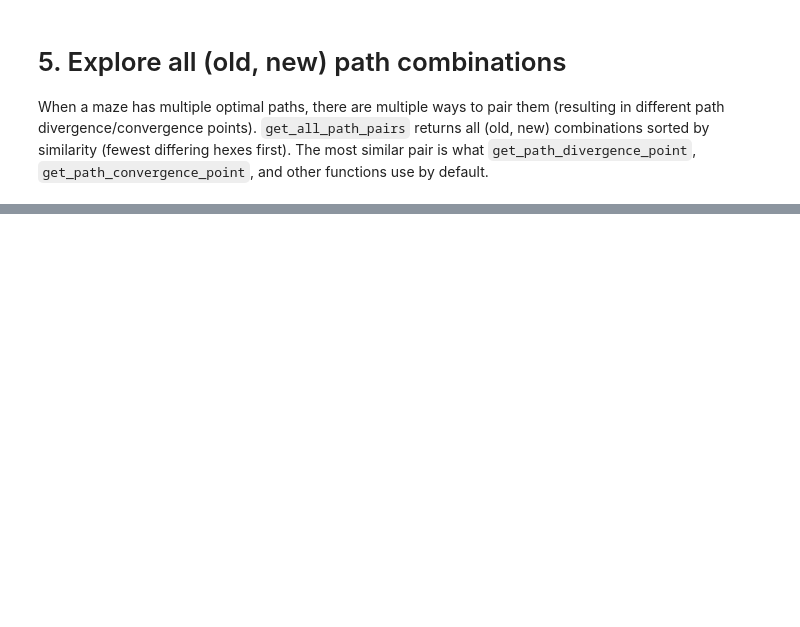
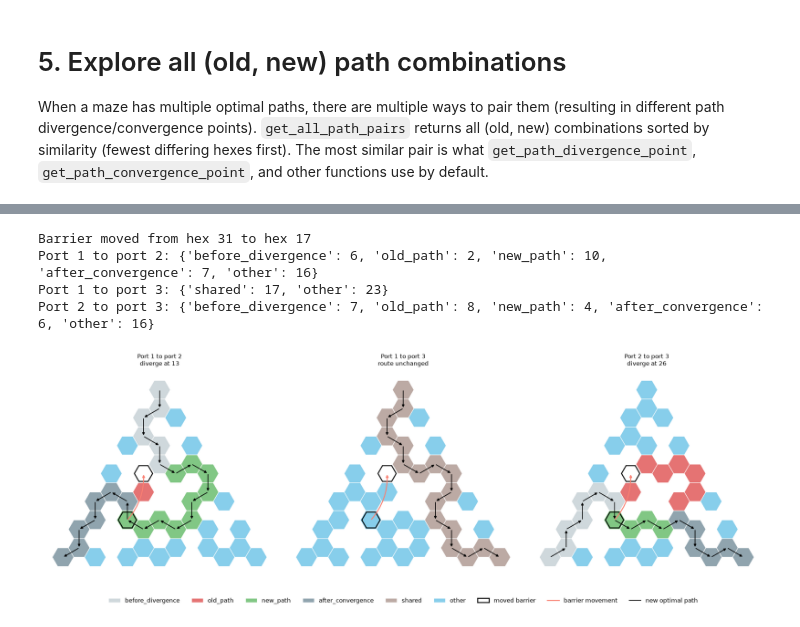
Before and after one commit to calderast/Hex-maze, a Jupyter notebook: Tutorials/12_Compare_Maze_Paths.ipynb, the cells around one changed output, grey strips where cells are left out. Cells and saved outputs as stored; diff of their text form; code cells hidden in the pictures; blank space fills up the shorter version.

```diff
--- a/Tutorials/12_Compare_Maze_Paths.ipynb
+++ b/Tutorials/12_Compare_Maze_Paths.ipynb
@@ -443,0 +463,53 @@ Port 2 to Port 3: 1 path pair(s)
+# %%
+def plot_hex_classes(old_maze, new_maze, start_port, end_port, ax, **classify_kwargs):
+    """One panel: the new maze with every hex colored by its class for this port pair."""
+    hex_classes = classify_hexes_by_barrier_change(
+        old_maze, new_maze, start_port, end_port, **classify_kwargs
+    )
+
+    # Draw the same route the classification used (see paths_to_draw)
+    new_paths = get_optimal_paths(new_maze, start_port, end_port)
+    new_path = paths_to_draw(old_maze, new_maze, start_port, end_port)[1]
+
+    divergence_point = get_path_divergence_point(old_maze, new_maze, start_port, end_port)
+    where = f"diverge at {divergence_point}" if divergence_point is not None else "route unchanged"
+    ties = f", 1 of {len(new_paths)} new paths" if len(new_paths) > 1 else ""
+
+    plot_maze_panel(
+        new_maze, ax, f"Port {start_port} to port {end_port}\n{where}{ties}",
+        highlight=[hex_classes[hex_class] for hex_class in CLASS_COLORS],
+        colors=list(CLASS_COLORS.values()),
+        barrier_change=get_barrier_change(old_maze, new_maze),
+        hex_path=new_path,
+    )
+
+
+def plot_all_port_pairs(old_maze, new_maze, **classify_kwargs):
+    """A panel per directed port pair, colored by hex class."""
+    fig, axes = plt.subplots(1, len(PORT_PAIRS), figsize=(7 * len(PORT_PAIRS), 7))
+    for ax, (start, end) in zip(axes.flat, PORT_PAIRS):
+        plot_hex_classes(old_maze, new_maze, start, end, ax, **classify_kwargs)
+    add_legend(fig, list(CLASS_COLORS.items()) + [("other", "skyblue")],
+               path_label="new optimal path")
+    fig.tight_layout(rect=[0, 0.1, 1, 1])
+    plt.show()
+
+
+# Back to the barrier change from section 1
+sequence = barrier_sequence_database.iloc[3]['barrier_sequence']
+maze_1, maze_2 = sequence[0], sequence[1]
+barrier_change = get_barrier_change(maze_1, maze_2)
+print(f"Barrier moved from hex {barrier_change[0]} to hex {barrier_change[1]}")
+
+for start, end in PORT_PAIRS:
+    hex_classes = classify_hexes_by_barrier_change(maze_1, maze_2, start, end)
+    counts = {name: len(hexes) for name, hexes in hex_classes.items() if hexes}
+    print(f"Port {start} to port {end}: {counts}")
+
+plot_all_port_pairs(maze_1, maze_2)
+# %% [output]
+Barrier moved from hex 31 to hex 17
+Port 1 to port 2: {'before_divergence': 6, 'old_path': 2, 'new_path': 10, 'after_convergence': 7, 'other': 16}
+Port 1 to port 3: {'shared': 17, 'other': 23}
+Port 2 to port 3: {'before_divergence': 7, 'old_path': 8, 'new_path': 4, 'after_convergence': 6, 'other': 16}
+[figure, added]
```
Also changed, not shown: parts of 15 cells of this notebook, 2 other files.
